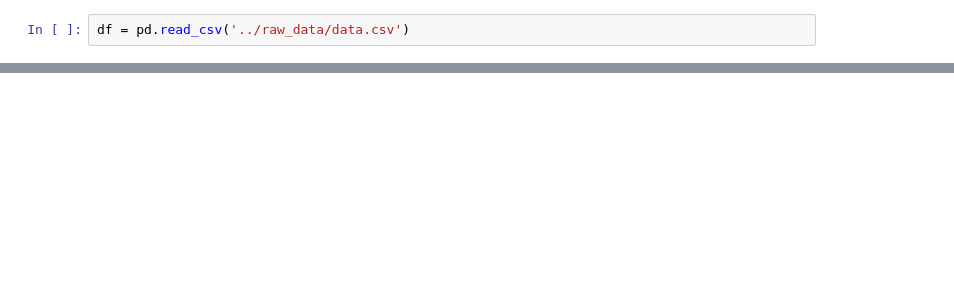
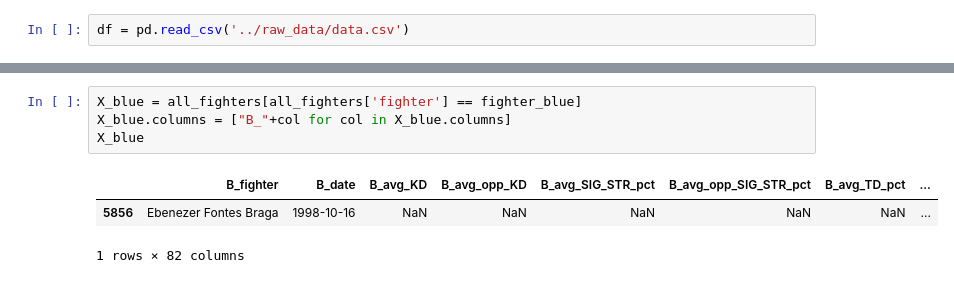
Before and after one commit to tiencuong8888/ufc_combatiq, a Jupyter notebook: notebooks/cg_data_exploration.ipynb, the cells around one changed output, grey strips where cells are left out. Saved outputs shown, nothing was run; the diff lists cells and outputs as text; blank space fills up the shorter version.

```diff
--- a/notebooks/cg_data_exploration.ipynb
+++ b/notebooks/cg_data_exploration.ipynb
@@ -37,0 +58,8 @@ Name: Winner, Length: 6012, dtype: float64
+# %%
+X_blue = all_fighters[all_fighters['fighter'] == fighter_blue]
+X_blue.columns = ["B_"+col for col in X_blue.columns]
+X_blue
+# %% [output]
+|  | B_fighter | B_date | B_avg_KD | B_avg_opp_KD | B_avg_SIG_STR_pct | B_avg_opp_SIG_STR_pct | B_avg_TD_pct | ... |
+| 5856 | Ebenezer Fontes Braga | 1998-10-16 | NaN | NaN | NaN | NaN | NaN | ... |
+1 rows × 82 columns
```
Also changed, not shown: parts of 10 cells of this notebook, 27 other files.
